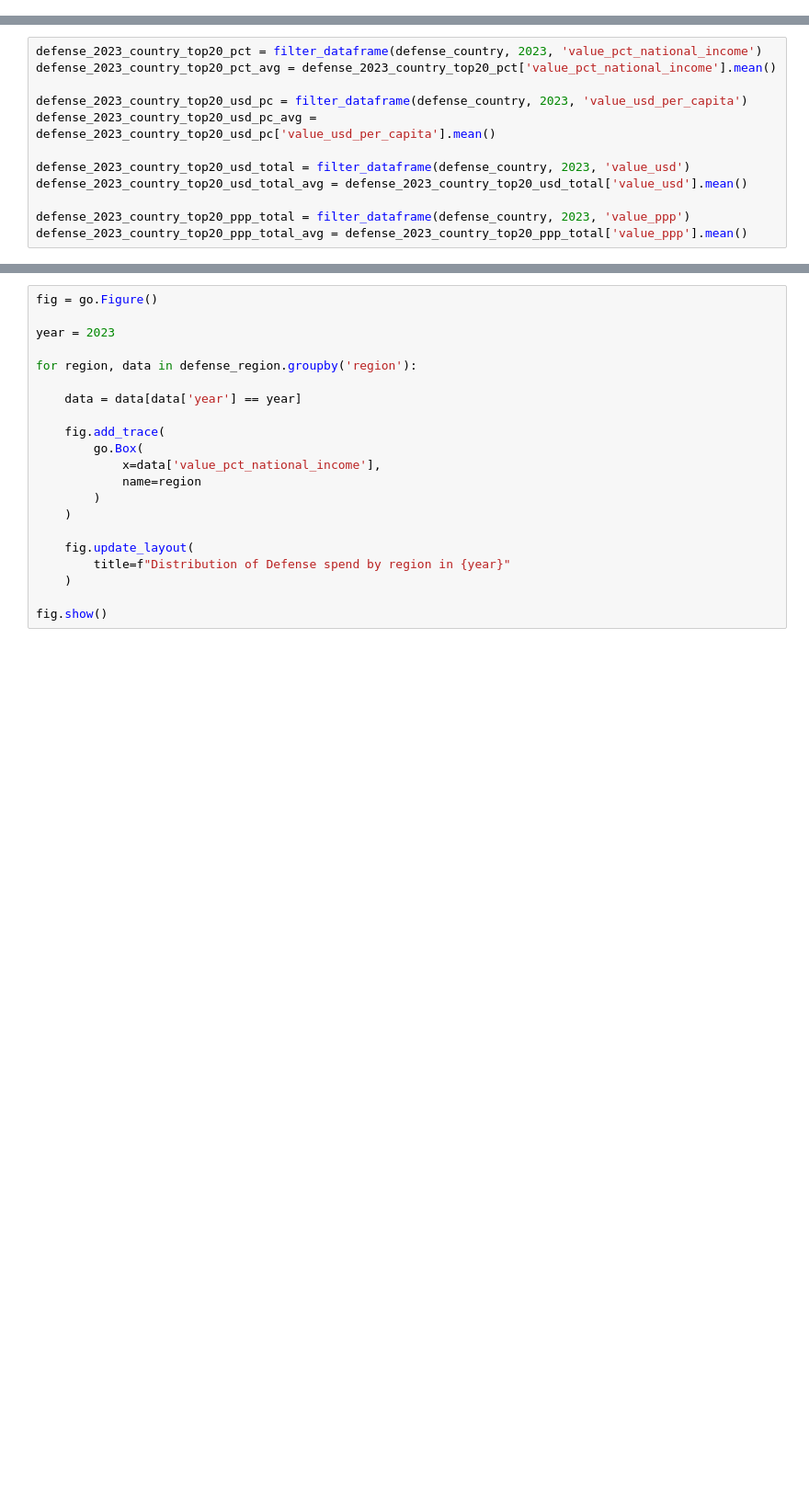
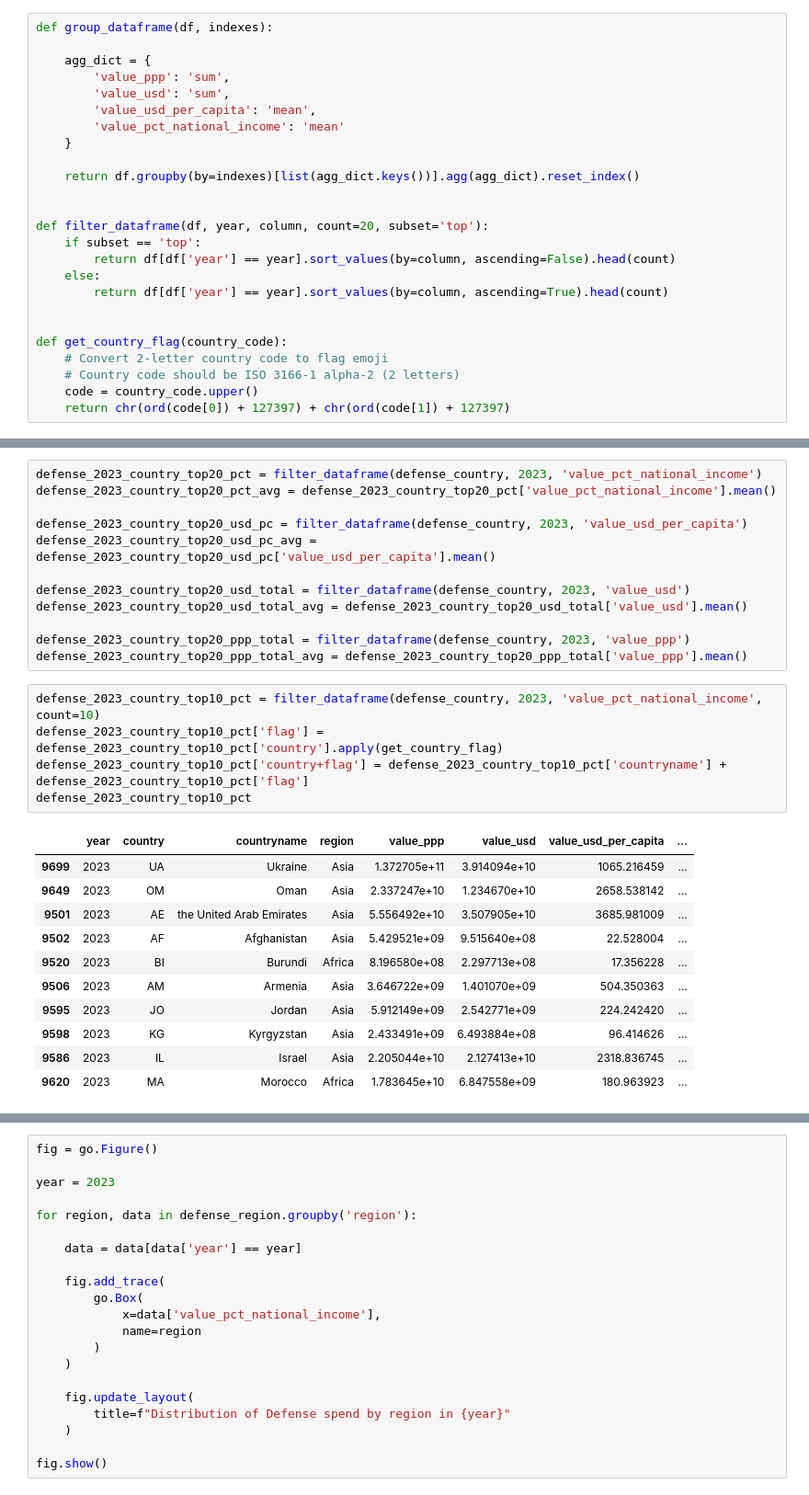
Before and after one commit to aldillon88/world-inequality-analysis, a Jupyter notebook: notebooks/main-eda.ipynb, the cells around one changed output, grey strips where cells are left out. Shown at 92% size. Cells and saved outputs as stored; diff of their text form; blank space fills up the shorter version.

```diff
--- a/notebooks/main-eda.ipynb
+++ b/notebooks/main-eda.ipynb
@@ -73 +43,26 @@ dict_keys(['one', 'two'])
+# %%
+def group_dataframe(df, indexes):
+
+    agg_dict = {
+        'value_ppp': 'sum',
+        'value_usd': 'sum',
+        'value_usd_per_capita': 'mean',
+        'value_pct_national_income': 'mean'
+    }
+
+    return df.groupby(by=indexes)[list(agg_dict.keys())].agg(agg_dict).reset_index()
+
+
+def filter_dataframe(df, year, column, count=20, subset='top'):
+    if subset == 'top':
+        return df[df['year'] == year].sort_values(by=column, ascending=False).head(count)
+    else:
+        return df[df['year'] == year].sort_values(by=column, ascending=True).head(count)
+
+
+def get_country_flag(country_code):
+    # Convert 2-letter country code to flag emoji
+    # Country code should be ISO 3166-1 alpha-2 (2 letters)
+    code = country_code.upper()
+    return chr(ord(code[0]) + 127397) + chr(ord(code[1]) + 127397)
 # %%
@@ -102,3 +80,20 @@ defense_2023_country_top20_usd_total_avg = defense_2023_country_top20_usd_total[
 
 defense_2023_country_top20_ppp_total = filter_dataframe(defense_country, 2023, 'value_ppp')
 defense_2023_country_top20_ppp_total_avg = defense_2023_country_top20_ppp_total['value_ppp'].mean()
+# %%
+defense_2023_country_top10_pct = filter_dataframe(defense_country, 2023, 'value_pct_national_income', count=10)
+defense_2023_country_top10_pct['flag'] = defense_2023_country_top10_pct['country'].apply(get_country_flag)
+defense_2023_country_top10_pct['country+flag'] = defense_2023_country_top10_pct['countryname'] + defense_2023_country_top10_pct['flag']
+defense_2023_country_top10_pct
+# %% [output]
+|  | year | country | countryname | region | value_ppp | value_usd | value_usd_per_capita | ... |
+| 9699 | 2023 | UA | Ukraine | Asia | 1.372705e+11 | 3.914094e+10 | 1065.216459 | ... |
+| 9649 | 2023 | OM | Oman | Asia | 2.337247e+10 | 1.234670e+10 | 2658.538142 | ... |
+| 9501 | 2023 | AE | the United Arab Emirates | Asia | 5.556492e+10 | 3.507905e+10 | 3685.981009 | ... |
+| 9502 | 2023 | AF | Afghanistan | Asia | 5.429521e+09 | 9.515640e+08 | 22.528004 | ... |
+| 9520 | 2023 | BI | Burundi | Africa | 8.196580e+08 | 2.297713e+08 | 17.356228 | ... |
+| 9506 | 2023 | AM | Armenia | Asia | 3.646722e+09 | 1.401070e+09 | 504.350363 | ... |
+| 9595 | 2023 | JO | Jordan | Asia | 5.912149e+09 | 2.542771e+09 | 224.242420 | ... |
+| 9598 | 2023 | KG | Kyrgyzstan | Asia | 2.433491e+09 | 6.493884e+08 | 96.414626 | ... |
+| 9586 | 2023 | IL | Israel | Asia | 2.205044e+10 | 2.127413e+10 | 2318.836745 | ... |
+| 9620 | 2023 | MA | Morocco | Africa | 1.783645e+10 | 6.847558e+09 | 180.963923 | ... |
```
Also changed, not shown: parts of 17 cells of this notebook, 1 other file.
